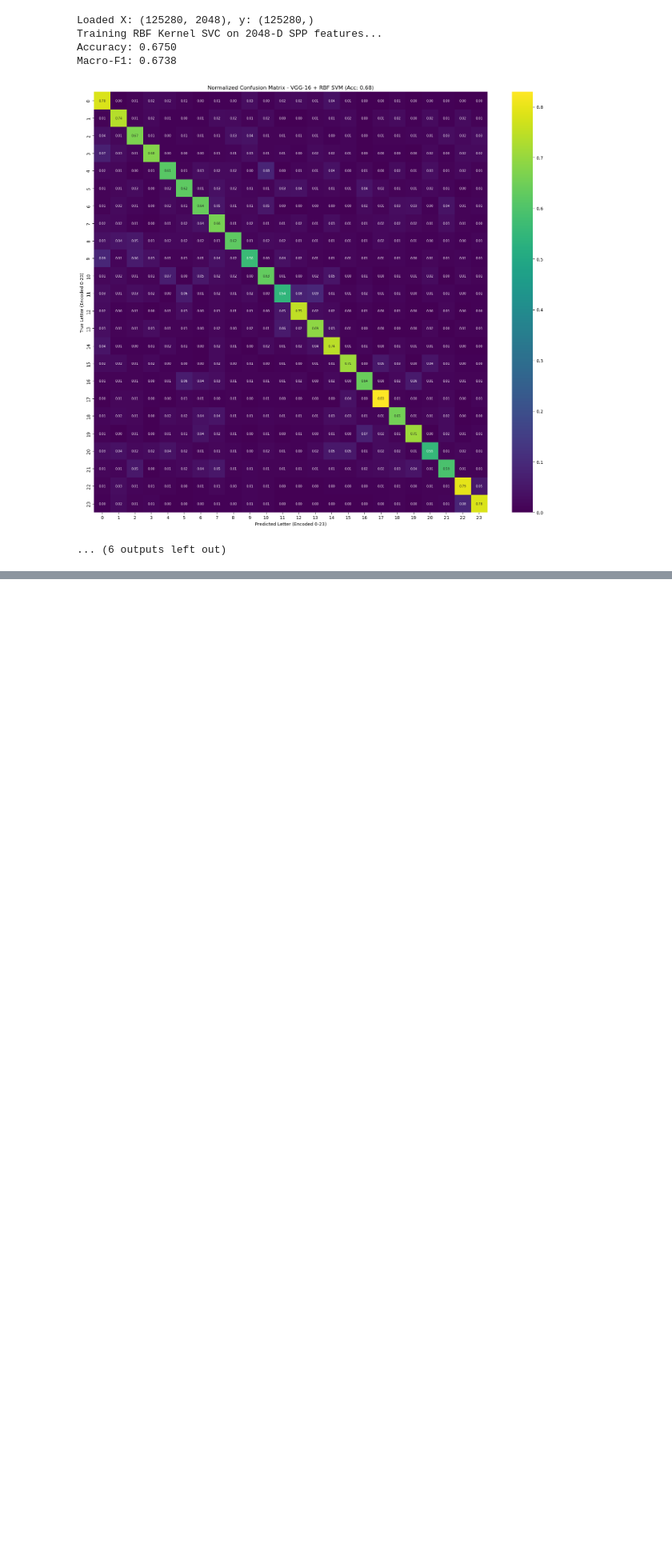
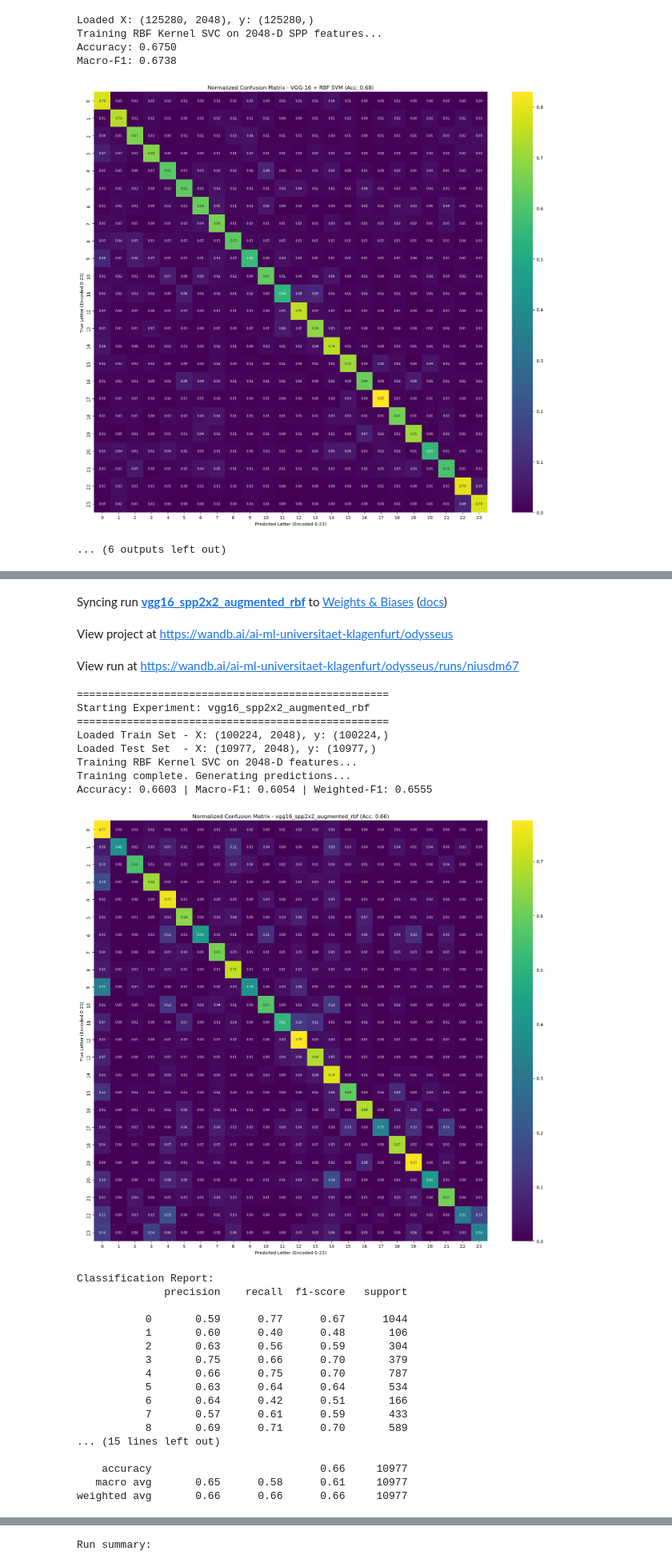
Before and after one commit to alheijn/odysseus, a Jupyter notebook: notebooks/03_modeling.ipynb, the cells around one changed output, grey strips where cells are left out. Shown at 80% size. Cells and saved outputs as stored; diff of their text form; code cells hidden in the pictures; blank space fills up the shorter version.

```diff
--- a/notebooks/03_modeling.ipynb
+++ b/notebooks/03_modeling.ipynb
@@ -496,0 +594,20 @@ Macro-F1: 0.6738
+# %%
+config_spp = {
+    "model_type": "SVC",
+    "kernel": "rbf",
+    "C": 1.0,
+    "gamma": "scale",
+    "class_weight": None,
+    "cache_size": 6000,
+    "random_state": 42,
+    "feature_dimensions": 2048,
+    "pooling_strategy": "SPP_2x2",
+    "vgg16_blocks": "all"
+}
+
+train_and_evaluate_svm(
+    config_params=config_spp,
+    data_dir="../data/extracted_features_SPP",
+    run_name="vgg16_spp2x2_augmented_rbf"
+)
+# %% [output]
@@ -496,0 +619,29 @@ Macro-F1: 0.6738
+Syncing run vgg16_spp2x2_augmented_rbf to Weights & Biases (docs)
+View project at https://wandb.ai/ai-ml-universitaet-klagenfurt/odysseus
+View run at https://wandb.ai/ai-ml-universitaet-klagenfurt/odysseus/runs/niusdm67
+==================================================
+Starting Experiment: vgg16_spp2x2_augmented_rbf
+==================================================
+Loaded Train Set - X: (100224, 2048), y: (100224,)
+Loaded Test Set  - X: (10977, 2048), y: (10977,)
+Training RBF Kernel SVC on 2048-D features...
+Training complete. Generating predictions...
+Accuracy: 0.6603 | Macro-F1: 0.6054 | Weighted-F1: 0.6555
+[figure, added]
+Classification Report:
+              precision    recall  f1-score   support
+
+           0       0.59      0.77      0.67      1044
+           1       0.60      0.40      0.48       106
+           2       0.63      0.56      0.59       304
+           3       0.75      0.66      0.70       379
+           4       0.66      0.75      0.70       787
+           5       0.63      0.64      0.64       534
+           6       0.64      0.42      0.51       166
+           7       0.57      0.61      0.59       433
+           8       0.69      0.71      0.70       589
+... (15 lines left out)
+
+    accuracy                           0.66     10977
+   macro avg       0.65      0.58      0.61     10977
+weighted avg       0.66      0.66      0.66     10977
@@ -496,0 +649 @@ Macro-F1: 0.6738
+Run summary:
```
Also changed, not shown: parts of 16 cells of this notebook, 8 other files.
